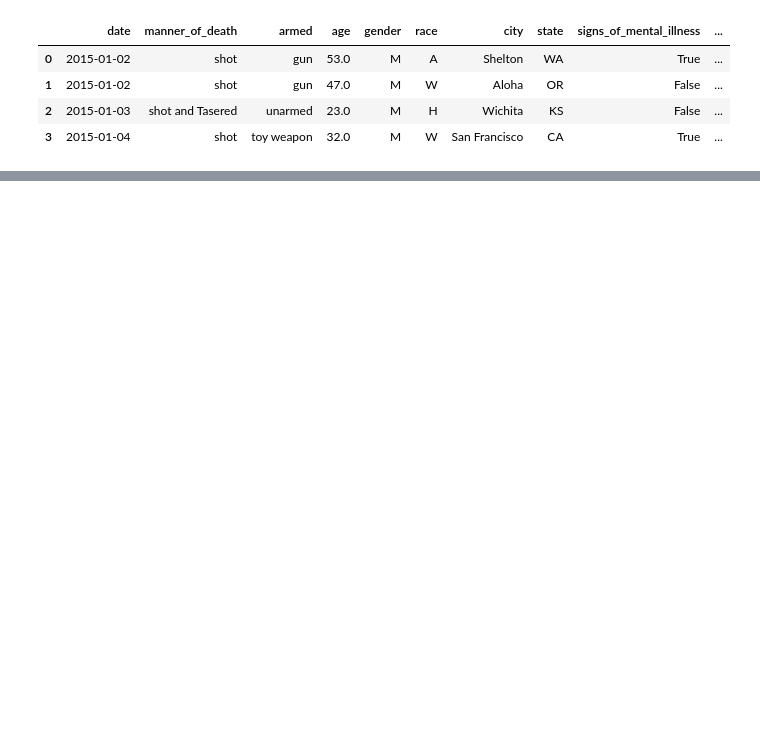
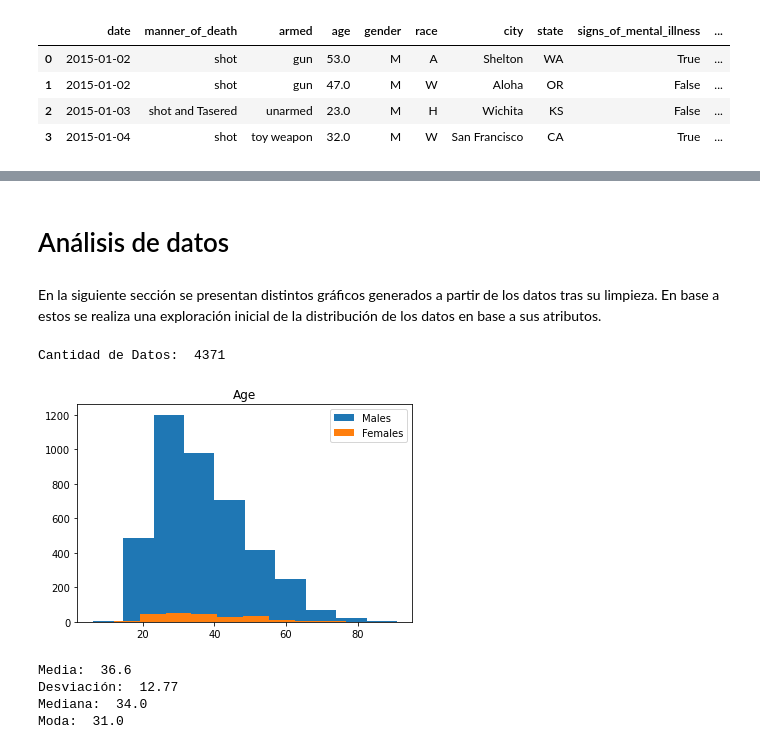
Before and after one commit to TinSlim/PoliceShootingsUSADataMining, a Jupyter notebook: Hito1.ipynb, the cells around one changed output, grey strips where cells are left out. Saved outputs shown, nothing was run; the diff lists cells and outputs as text; code cells hidden in the pictures; blank space fills up the shorter version.

```diff
--- a/Hito1.ipynb
+++ b/Hito1.ipynb
@@ -60,0 +106,30 @@ data.head(4)
+# %% [markdown]
+# Análisis de datos
+# %% [markdown]
+En la siguiente sección se presentan distintos gráficos generados a partir de los datos tras su limpieza. En base a estos se realiza una exploración inicial de la distribución de los datos en base a sus atributos.
+# %%
+print("Cantidad de Datos: ",len(data),'\n')
+datos = data
+
+males = datos[datos['gender'] == 'M']
+females = datos[datos['gender'] == 'F']
+
+
+age = datos['age']
+plt.hist(males['age'], label="Males")
+plt.hist(females['age'], label="Females")
+plt.legend()
+plt.title("Age")
+plt.show()
+
+print("Media: ",round(age.mean(), 2))
+print("Desviación: ", round(age.std(), 2))
+print("Mediana: ",age.median())
+print("Moda: ",age.mode()[0])
+# %% [output]
+Cantidad de Datos:  4371
+[figure, added]
+Media:  36.6
+Desviación:  12.77
+Mediana:  34.0
+Moda:  31.0
```
Also changed, not shown: parts of 25 cells of this notebook.
